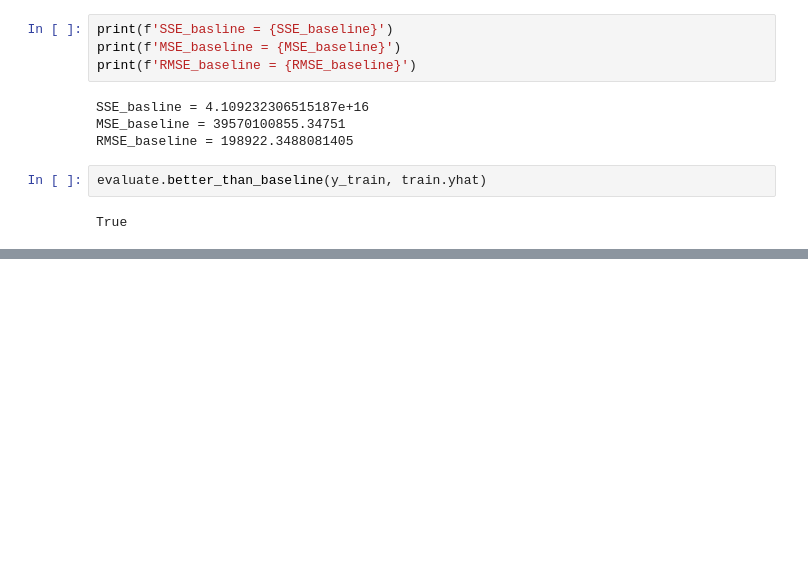
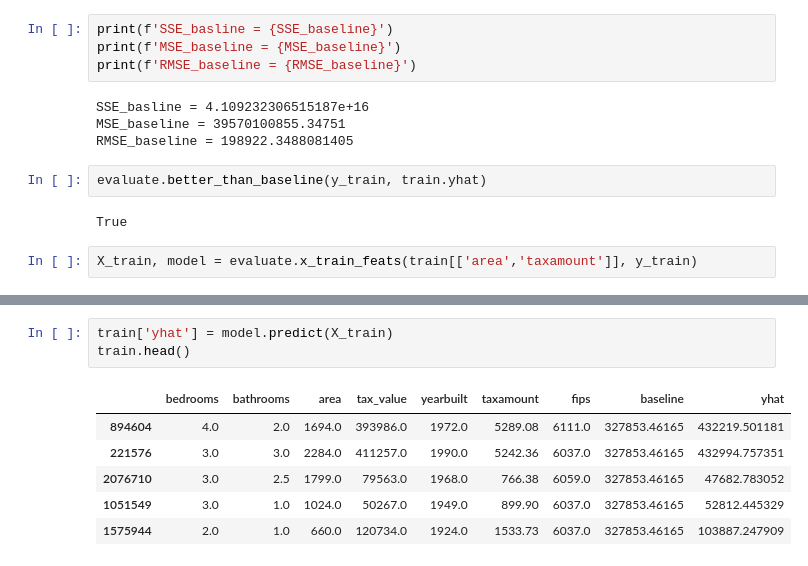
Before and after one commit to Larry-Holmes/regression-exercises, a Jupyter notebook: evaluate.ipynb, the cells around one changed output, grey strips where cells are left out. Drawn from its saved outputs; the diff is of its cells as text; blank space fills up the shorter version.

```diff
--- a/evaluate.ipynb
+++ b/evaluate.ipynb
@@ -134,3 +134,5 @@ RMSE_baseline = 198922.3488081405
 evaluate.better_than_baseline(y_train, train.yhat)
 # %% [output]
 True
+# %%
+X_train, model = evaluate.x_train_feats(train[['area','taxamount']], y_train)
@@ -136,0 +185,10 @@ True
+# %%
+train['yhat'] = model.predict(X_train)
+train.head()
+# %% [output]
+|  | bedrooms | bathrooms | area | tax_value | yearbuilt | taxamount | fips | baseline | yhat |
+| 894604 | 4.0 | 2.0 | 1694.0 | 393986.0 | 1972.0 | 5289.08 | 6111.0 | 327853.46165 | 432219.501181 |
+| 221576 | 3.0 | 3.0 | 2284.0 | 411257.0 | 1990.0 | 5242.36 | 6037.0 | 327853.46165 | 432994.757351 |
+| 2076710 | 3.0 | 2.5 | 1799.0 | 79563.0 | 1968.0 | 766.38 | 6059.0 | 327853.46165 | 47682.783052 |
+| 1051549 | 3.0 | 1.0 | 1024.0 | 50267.0 | 1949.0 | 899.90 | 6037.0 | 327853.46165 | 52812.445329 |
+| 1575944 | 2.0 | 1.0 | 660.0 | 120734.0 | 1924.0 | 1533.73 | 6037.0 | 327853.46165 | 103887.247909 |
```
Also changed, not shown: parts of 13 cells of this notebook, 1 other file.
